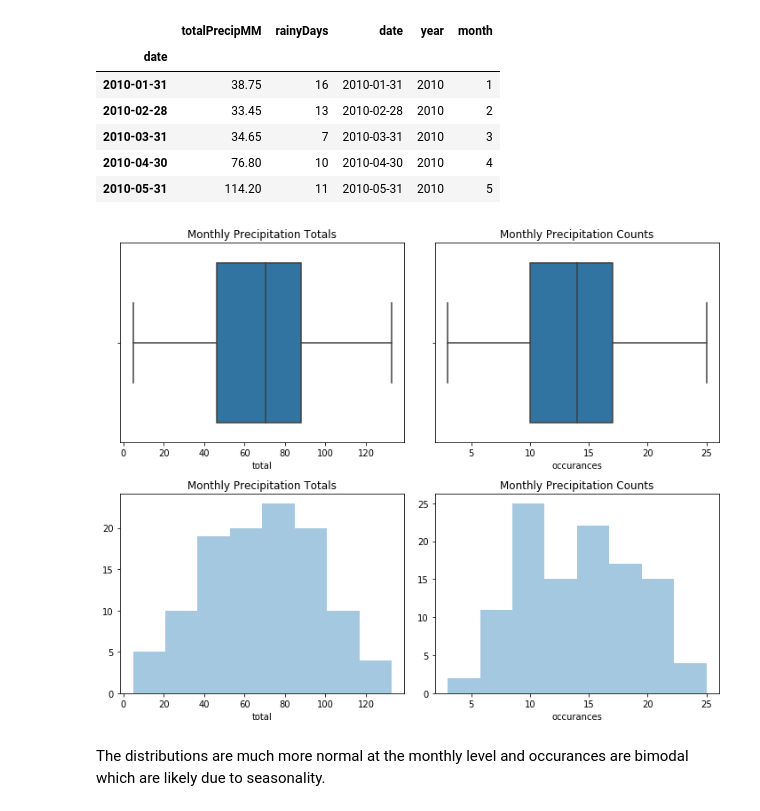
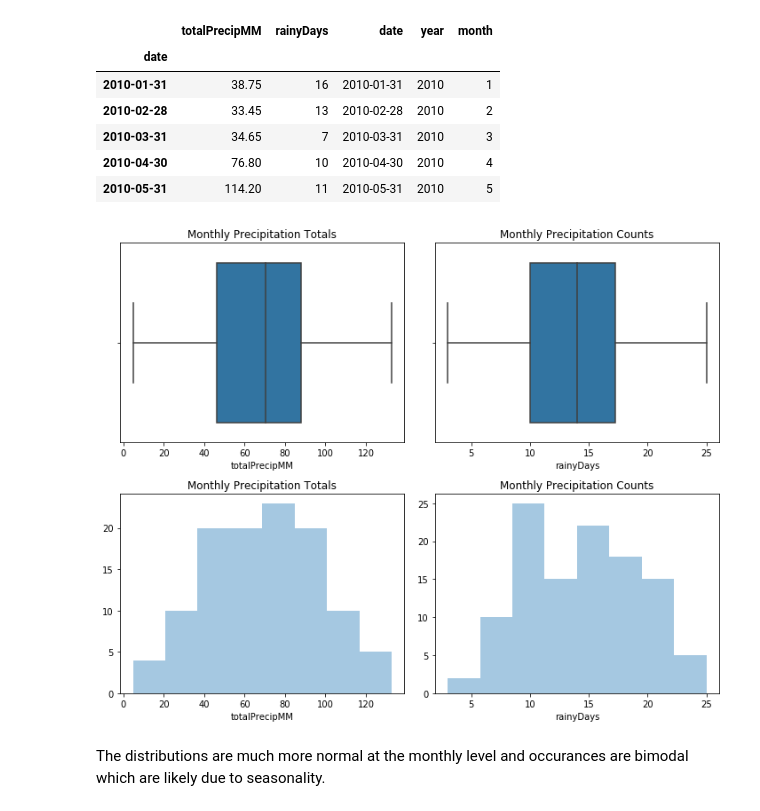
Before and after one commit to calvdee/london-ontario-rain-event-model, a Jupyter notebook: notebooks/2-Exploratory Weather Data Analysis.ipynb, the cells around one changed output. Drawn from its saved outputs; the diff is of its cells as text; code cells hidden in the pictures.

```diff
--- a/notebooks/2-Exploratory Weather Data Analysis.ipynb
+++ b/notebooks/2-Exploratory Weather Data Analysis.ipynb
@@ -370,17 +362,17 @@ rainy_days_monthly.head()
 # %%
 plt.figure(figsize=(10,8))
 plt.subplot(221);
-sns.boxplot(rainy_days_monthly.total).set(title='Monthly Precipitation Totals');
+sns.boxplot(rainy_days_monthly['totalPrecipMM']).set(title='Monthly Precipitation Totals');
 plt.subplot(222);
-sns.boxplot(rainy_days_monthly.occurances).set(title='Monthly Precipitation Counts');
+sns.boxplot(rainy_days_monthly['rainyDays']).set(title='Monthly Precipitation Counts');
 
 plt.subplot(223);
-sns.distplot(rainy_days_monthly.total, kde=False).set(title='Monthly Precipitation Totals');
+sns.distplot(rainy_days_monthly['totalPrecipMM'], kde=False).set(title='Monthly Precipitation Totals');
 plt.subplot(224);
-sns.distplot(rainy_days_monthly.occurances, kde=False).set(title='Monthly Precipitation Counts');
+sns.distplot(rainy_days_monthly['rainyDays'], kde=False).set(title='Monthly Precipitation Counts');
 plt.tight_layout();
 # %% [output]
-[figure, old version]
+[figure, new version]
 # %% [markdown]
 The distributions are much more normal at the monthly level and occurances are bimodal which are likely due to seasonality.
 # %%
```
Also changed, not shown: parts of 36 cells of this notebook, 3 other files.
